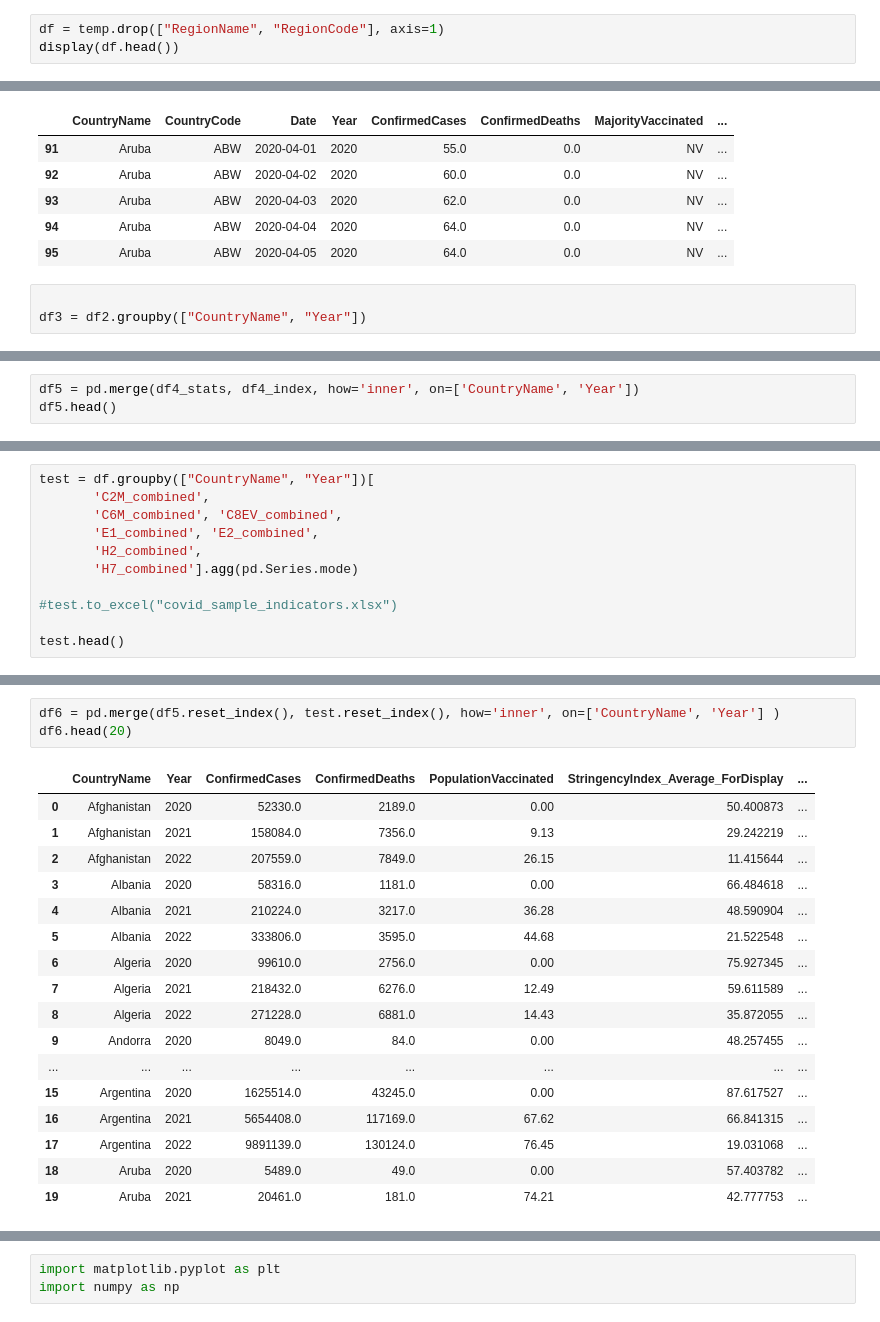
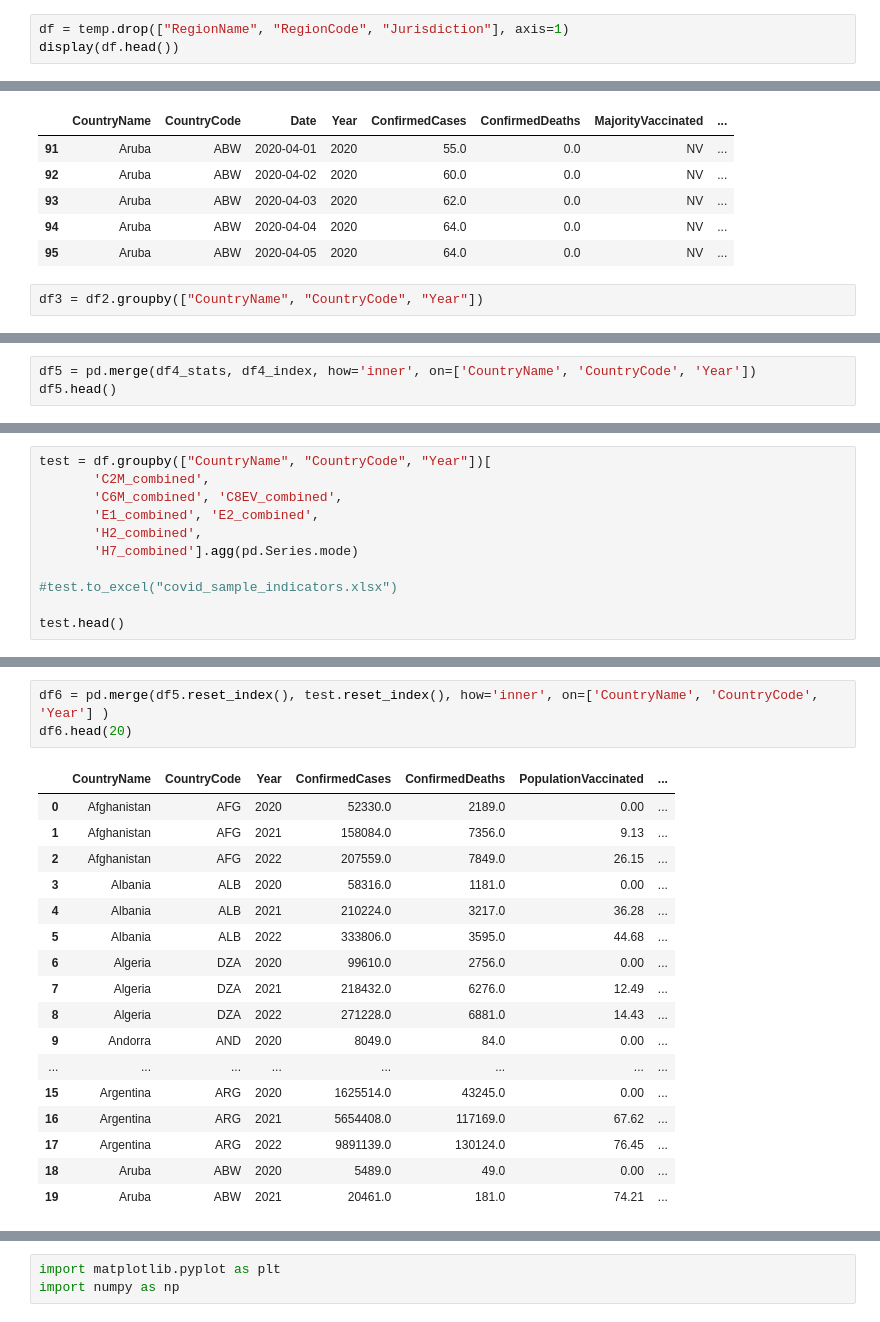
Before and after one commit to vuongv/CovidEconomics, a Jupyter notebook: Covid data.ipynb, the cells around one changed output, grey strips where cells are left out. Cells and saved outputs as stored; diff of their text form.

```diff
--- a/Covid data.ipynb
+++ b/Covid data.ipynb
@@ -56,4 +56,4 @@ temp = combined_data.loc[combined_data["Date"]>20200331]
 # %%
-df = temp.drop(["RegionName", "RegionCode"], axis=1)
+df = temp.drop(["RegionName", "RegionCode", "Jurisdiction"], axis=1)
 display(df.head())
 # %% [output]
@@ -94,8 +94,7 @@ df2.head()
 | 94 | Aruba | ABW | 2020-04-04 | 2020 | 64.0 | 0.0 | NV | ... |
 | 95 | Aruba | ABW | 2020-04-05 | 2020 | 64.0 | 0.0 | NV | ... |
 # %%
-
-df3 = df2.groupby(["CountryName", "Year"])
+df3 = df2.groupby(["CountryName", "CountryCode", "Year"])
 # %%
 df4_stats = df3["ConfirmedCases", "ConfirmedDeaths", "PopulationVaccinated"].max()
 df4_stats.head(20)
@@ -150,4 +149,4 @@ df4_index.head(20)
 # %%
-df5 = pd.merge(df4_stats, df4_index, how='inner', on=['CountryName', 'Year'])
+df5 = pd.merge(df4_stats, df4_index, how='inner', on=['CountryName', 'CountryCode', 'Year'])
 df5.head()
 # %% [output]
@@ -161,5 +160,5 @@ df5.head()
 # %%
-test = df.groupby(["CountryName", "Year"])[
+test = df.groupby(["CountryName", "CountryCode", "Year"])[
        'C2M_combined',
        'C6M_combined', 'C8EV_combined',
        'E1_combined', 'E2_combined',
@@ -196,24 +187,24 @@ test.head()
 # %%
-df6 = pd.merge(df5.reset_index(), test.reset_index(), how='inner', on=['CountryName', 'Year'] )
+df6 = pd.merge(df5.reset_index(), test.reset_index(), how='inner', on=['CountryName', 'CountryCode', 'Year'] )
 df6.head(20)
 # %% [output]
-|  | CountryName | Year | ConfirmedCases | ConfirmedDeaths | PopulationVaccinated | StringencyIndex_Average_ForDisplay | ... |
-| 0 | Afghanistan | 2020 | 52330.0 | 2189.0 | 0.00 | 50.400873 | ... |
-| 1 | Afghanistan | 2021 | 158084.0 | 7356.0 | 9.13 | 29.242219 | ... |
-| 2 | Afghanistan | 2022 | 207559.0 | 7849.0 | 26.15 | 11.415644 | ... |
-| 3 | Albania | 2020 | 58316.0 | 1181.0 | 0.00 | 66.484618 | ... |
-| 4 | Albania | 2021 | 210224.0 | 3217.0 | 36.28 | 48.590904 | ... |
-| 5 | Albania | 2022 | 333806.0 | 3595.0 | 44.68 | 21.522548 | ... |
-| 6 | Algeria | 2020 | 99610.0 | 2756.0 | 0.00 | 75.927345 | ... |
-| 7 | Algeria | 2021 | 218432.0 | 6276.0 | 12.49 | 59.611589 | ... |
-| 8 | Algeria | 2022 | 271228.0 | 6881.0 | 14.43 | 35.872055 | ... |
-| 9 | Andorra | 2020 | 8049.0 | 84.0 | 0.00 | 48.257455 | ... |
+|  | CountryName | CountryCode | Year | ConfirmedCases | ConfirmedDeaths | PopulationVaccinated | ... |
+| 0 | Afghanistan | AFG | 2020 | 52330.0 | 2189.0 | 0.00 | ... |
+| 1 | Afghanistan | AFG | 2021 | 158084.0 | 7356.0 | 9.13 | ... |
+| 2 | Afghanistan | AFG | 2022 | 207559.0 | 7849.0 | 26.15 | ... |
+| 3 | Albania | ALB | 2020 | 58316.0 | 1181.0 | 0.00 | ... |
+| 4 | Albania | ALB | 2021 | 210224.0 | 3217.0 | 36.28 | ... |
+| 5 | Albania | ALB | 2022 | 333806.0 | 3595.0 | 44.68 | ... |
+| 6 | Algeria | DZA | 2020 | 99610.0 | 2756.0 | 0.00 | ... |
+| 7 | Algeria | DZA | 2021 | 218432.0 | 6276.0 | 12.49 | ... |
+| 8 | Algeria | DZA | 2022 | 271228.0 | 6881.0 | 14.43 | ... |
+| 9 | Andorra | AND | 2020 | 8049.0 | 84.0 | 0.00 | ... |
 | ... | ... | ... | ... | ... | ... | ... | ... |
-| 15 | Argentina | 2020 | 1625514.0 | 43245.0 | 0.00 | 87.617527 | ... |
-| 16 | Argentina | 2021 | 5654408.0 | 117169.0 | 67.62 | 66.841315 | ... |
-| 17 | Argentina | 2022 | 9891139.0 | 130124.0 | 76.45 | 19.031068 | ... |
-| 18 | Aruba | 2020 | 5489.0 | 49.0 | 0.00 | 57.403782 | ... |
-| 19 | Aruba | 2021 | 20461.0 | 181.0 | 74.21 | 42.777753 | ... |
+| 15 | Argentina | ARG | 2020 | 1625514.0 | 43245.0 | 0.00 | ... |
+| 16 | Argentina | ARG | 2021 | 5654408.0 | 117169.0 | 67.62 | ... |
+| 17 | Argentina | ARG | 2022 | 9891139.0 | 130124.0 | 76.45 | ... |
+| 18 | Aruba | ABW | 2020 | 5489.0 | 49.0 | 0.00 | ... |
+| 19 | Aruba | ABW | 2021 | 20461.0 | 181.0 | 74.21 | ... |
 # %%
 df7 = df6.loc[(df6["CountryName"]== "Argentina") | (df6["CountryName"]=="Canada") | (df6["CountryName"]== "China")|(df6["CountryName"]== "Germany")]
 df7.head(20)
```
Also changed, not shown: parts of 16 cells of this notebook, 1 other file.
